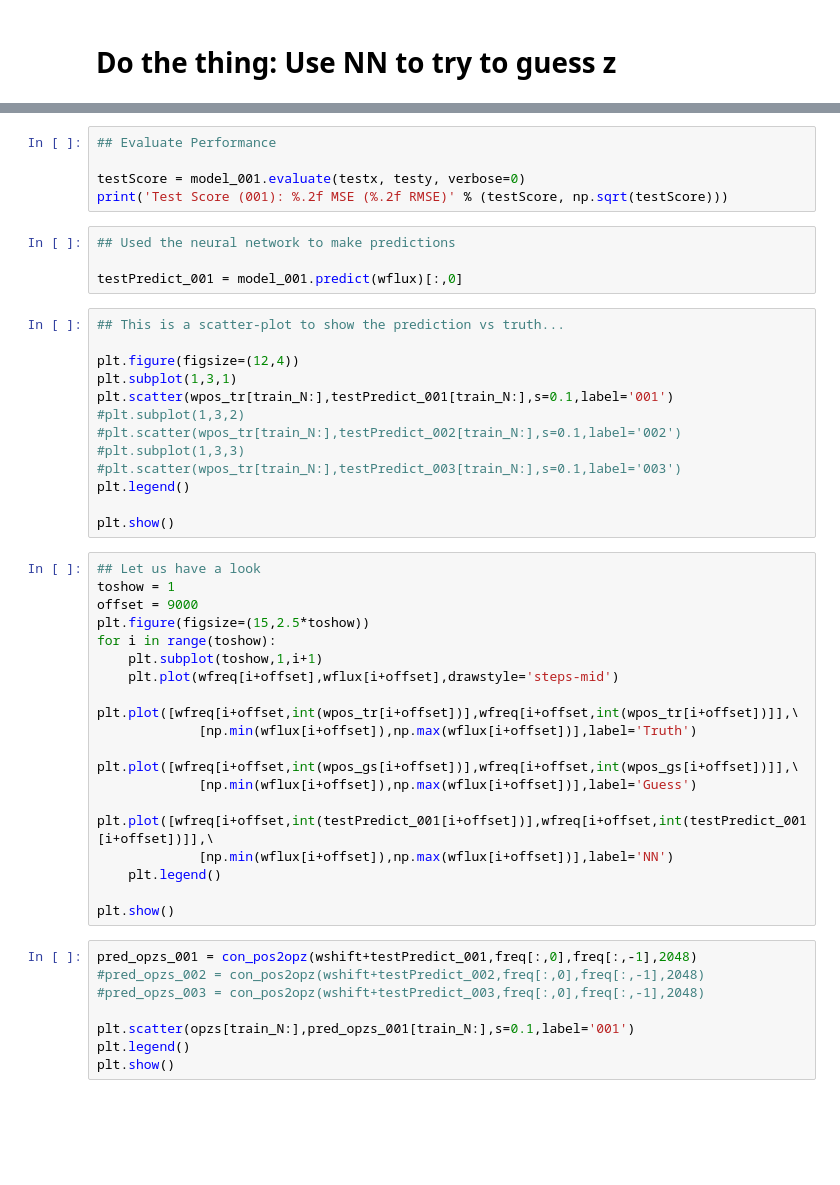
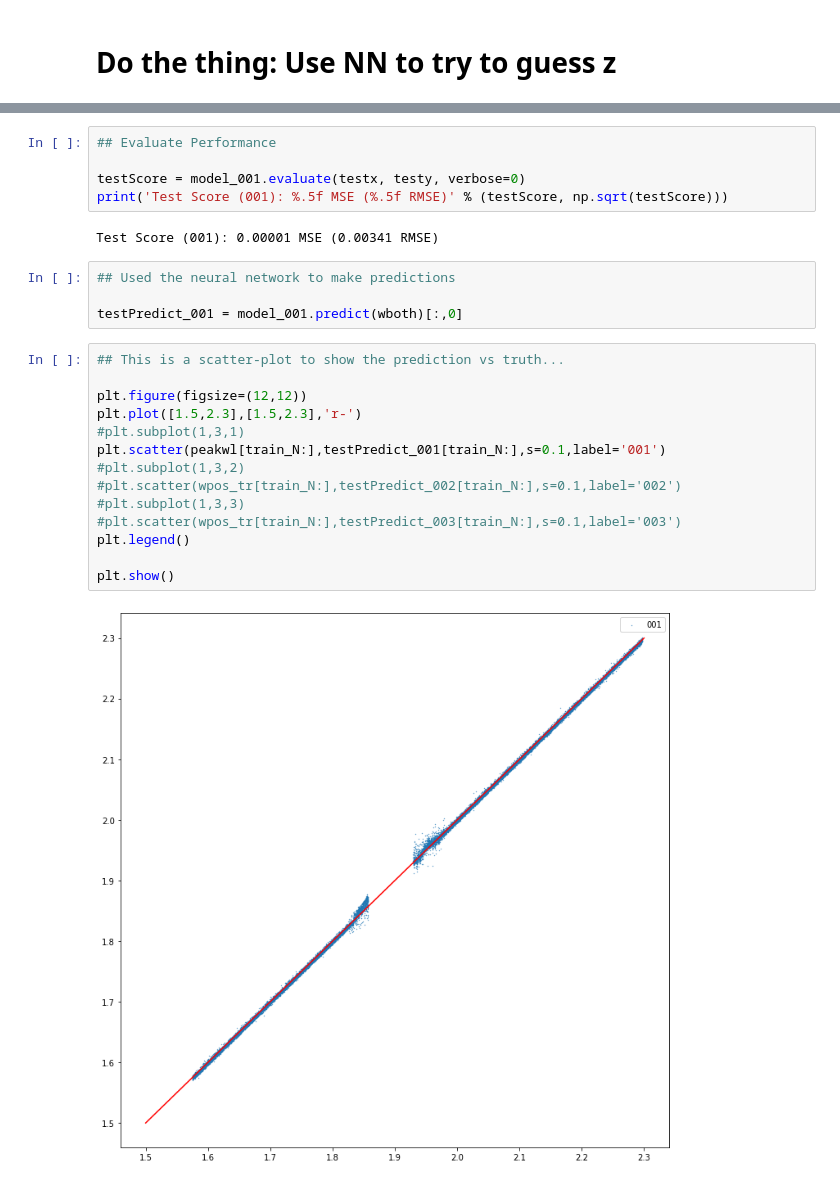
Before and after one commit to jscholtz/FastAGN, a Jupyter notebook: Determine_z_2Dish.ipynb, the cells around one changed output, grey strips where cells are left out. Cells and saved outputs as stored; diff of their text form; blank space fills up the shorter version.

```diff
--- a/Determine_z_2Dish.ipynb
+++ b/Determine_z_2Dish.ipynb
@@ -224,47 +275,27 @@ plt.show()
 ## Evaluate Performance
 
 testScore = model_001.evaluate(testx, testy, verbose=0)
-print('Test Score (001): %.2f MSE (%.2f RMSE)' % (testScore, np.sqrt(testScore)))
+print('Test Score (001): %.5f MSE (%.5f RMSE)' % (testScore, np.sqrt(testScore)))
+# %% [output]
+Test Score (001): 0.00001 MSE (0.00341 RMSE)
 # %%
 ## Used the neural network to make predictions
 
-testPredict_001 = model_001.predict(wflux)[:,0]
+testPredict_001 = model_001.predict(wboth)[:,0]
 # %%
 ## This is a scatter-plot to show the prediction vs truth...
 
-plt.figure(figsize=(12,4))
-plt.subplot(1,3,1)
-plt.scatter(wpos_tr[train_N:],testPredict_001[train_N:],s=0.1,label='001')
+plt.figure(figsize=(12,12))
+plt.plot([1.5,2.3],[1.5,2.3],'r-')
+#plt.subplot(1,3,1)
+plt.scatter(peakwl[train_N:],testPredict_001[train_N:],s=0.1,label='001')
 #plt.subplot(1,3,2)
 #plt.scatter(wpos_tr[train_N:],testPredict_002[train_N:],s=0.1,label='002')
 #plt.subplot(1,3,3)
 #plt.scatter(wpos_tr[train_N:],testPredict_003[train_N:],s=0.1,label='003')
 plt.legend()
 
 plt.show()
+# %% [output]
+[figure, added]
-# %%
-## Let us have a look
-toshow = 1
-offset = 9000
-plt.figure(figsize=(15,2.5*toshow))
-for i in range(toshow):
-    plt.subplot(toshow,1,i+1)
-    plt.plot(wfreq[i+offset],wflux[i+offset],drawstyle='steps-mid')
-    plt.plot([wfreq[i+offset,int(wpos_tr[i+offset])],wfreq[i+offset,int(wpos_tr[i+offset])]],\
-             [np.min(wflux[i+offset]),np.max(wflux[i+offset])],label='Truth')
-    plt.plot([wfreq[i+offset,int(wpos_gs[i+offset])],wfreq[i+offset,int(wpos_gs[i+offset])]],\
-             [np.min(wflux[i+offset]),np.max(wflux[i+offset])],label='Guess')
-    plt.plot([wfreq[i+offset,int(testPredict_001[i+offset])],wfreq[i+offset,int(testPredict_001[i+offset])]],\
-             [np.min(wflux[i+offset]),np.max(wflux[i+offset])],label='NN')
-    plt.legend()
-
-plt.show()
-# %%
-pred_opzs_001 = con_pos2opz(wshift+testPredict_001,freq[:,0],freq[:,-1],2048)
-#pred_opzs_002 = con_pos2opz(wshift+testPredict_002,freq[:,0],freq[:,-1],2048)
-#pred_opzs_003 = con_pos2opz(wshift+testPredict_003,freq[:,0],freq[:,-1],2048)
-
-plt.scatter(opzs[train_N:],pred_opzs_001[train_N:],s=0.1,label='001')
-plt.legend()
-plt.show()
 # %%
```
Also changed, not shown: parts of 20 cells of this notebook, 5 other files.
